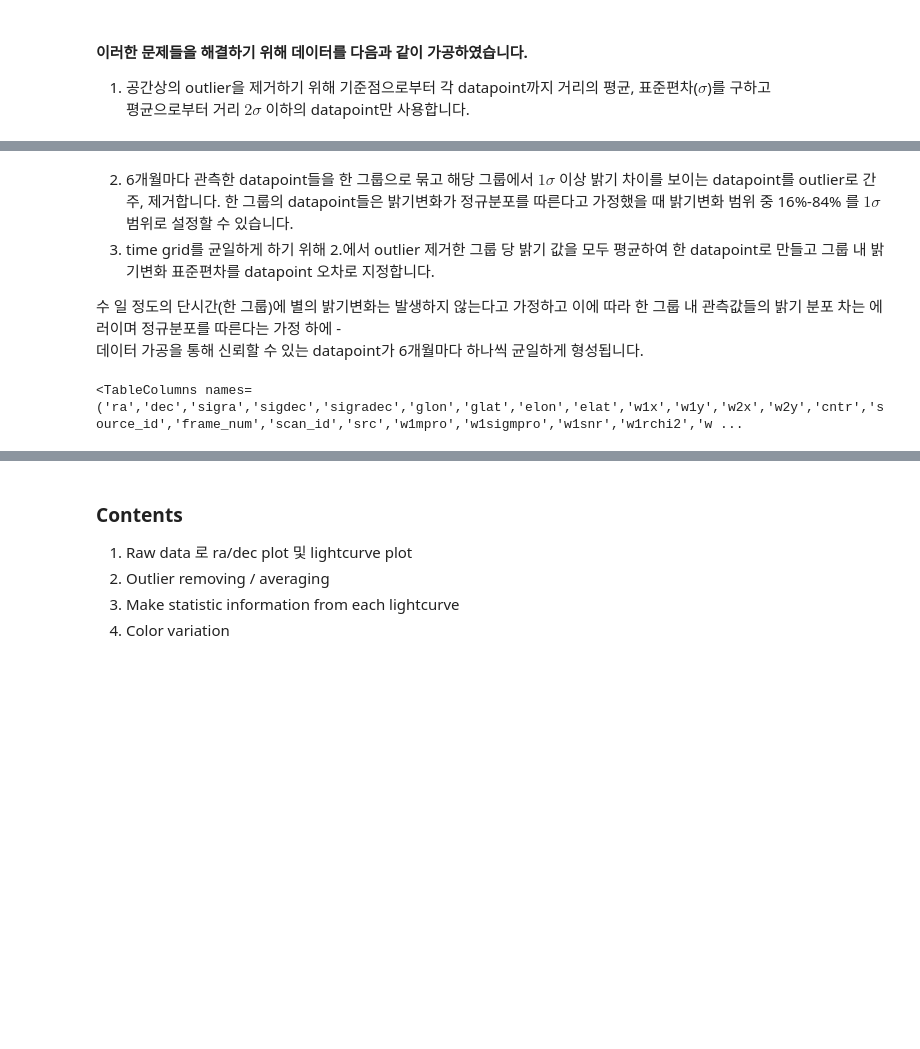
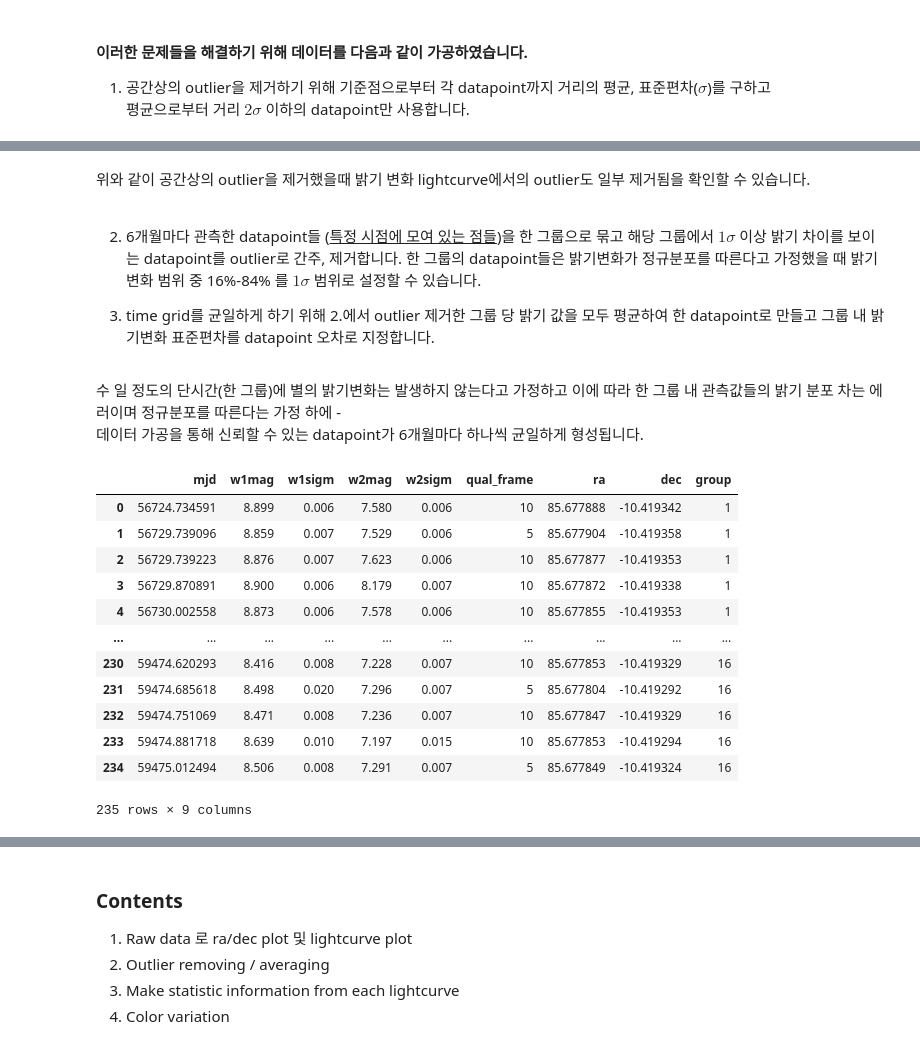
Before and after one commit to hoeen/WISE_YSO_variability_analysis, a Jupyter notebook: WISE YSO variability analysis_tutorial.ipynb, the cells around one changed output, grey strips where cells are left out. Drawn from its saved outputs; the diff is of its cells as text; code cells hidden in the pictures; blank space fills up the shorter version.

```diff
--- a/WISE YSO variability analysis_tutorial.ipynb
+++ b/WISE YSO variability analysis_tutorial.ipynb
@@ -221,13 +235,44 @@ Text(0.5, 1.0, 'Lightcurve - spatial outliers removed ')
+# %% [markdown]
+위와 같이 공간상의 outlier을 제거했을때 밝기 변화 lightcurve에서의 outlier도 일부 제거됨을 확인할 수 있습니다.
 # %% [markdown]
 
-2. 6개월마다 관측한 datapoint들을 한 그룹으로 묶고 해당 그룹에서 $1\sigma$ 이상 밝기 차이를 보이는 datapoint를 outlier로 간주, 제거합니다. 한 그룹의 datapoint들은 밝기변화가 정규분포를 따른다고 가정했을 때 밝기변화 범위 중 16%-84% 를 $1\sigma$ 범위로 설정할 수 있습니다.
-2. time grid를 균일하게 하기 위해 2.에서 outlier 제거한 그룹 당 밝기 값을 모두 평균하여 한 datapoint로 만들고 그룹 내 밝기변화 표준편차를 datapoint 오차로 지정합니다.
+2. 6개월마다 관측한 datapoint들 (<U>특정 시점에 모여 있는 점들</U>)을 한 그룹으로 묶고 해당 그룹에서 $1\sigma$ 이상 밝기 차이를 보이는 datapoint를 outlier로 간주, 제거합니다. 한 그룹의 datapoint들은 밝기변화가 정규분포를 따른다고 가정했을 때 밝기변화 범위 중 16%-84% 를 $1\sigma$ 범위로 설정할 수 있습니다.
 
-수 일 정도의 단시간(한 그룹)에 별의 밝기변화는 발생하지 않는다고 가정하고 이에 따라 한 그룹 내 관측값들의 밝기 분포 차는 에러이며 정규분포를 따른다는 가정 하에 -
-데이터 가공을 통해 신뢰할 수 있는 datapoint가 6개월마다 하나씩 균일하게 형성됩니다.
+3. time grid를 균일하게 하기 위해 2.에서 outlier 제거한 그룹 당 밝기 값을 모두 평균하여 한 datapoint로 만들고 그룹 내 밝기변화 표준편차를 datapoint 오차로 지정합니다.
-# %%
-# MJD mag magerr filter flag distance ra dec
-tab.columns
-mjd, w1mag, w1sigm, w2mag, w2sigm, qual_frame, ra, dec
-# %% [output]
-<TableColumns names=('ra','dec','sigra','sigdec','sigradec','glon','glat','elon','elat','w1x','w1y','w2x','w2y','cntr','source_id','frame_num','scan_id','src','w1mpro','w1sigmpro','w1snr','w1rchi2','w ...
+# %% [markdown]
+수 일 정도의 단시간(한 그룹)에 별의 밝기변화는 발생하지 않는다고 가정하고 이에 따라 한 그룹 내 관측값들의 밝기 분포 차는 에러이며 정규분포를 따른다는 가정 하에 -
+데이터 가공을 통해 신뢰할 수 있는 datapoint가 6개월마다 하나씩 균일하게 형성됩니다.
+# %%
+# datapoint를 +- 100일 범위로 그룹화하기
+tab_group = tab_spout.copy().sort_values('mjd').reset_index(drop=True) # 날짜 순으로 정렬
+tab_group['group'] = 0 # 그룹 데이터 생성
+jd = tab_group['mjd']
+gnum = 1
+group_first_date = tab_group['mjd'][0]
+for i in tab_group.index[:-1]:
+    if jd[i] + 100 < jd[i+1]: # 다음 관측일이 100일보다 이후일 때 - 앞 데이터들에 그룹 숫자 부여
+        tab_group.loc[(jd >= group_first_date) & (jd < jd[i+1]), 'group'] = gnum
+        group_first_date = jd[i+1]
+        gnum += 1
+    # 마지막 그룹에 숫자 부여
+    tab_group.loc[jd >= group_first_date, 'group'] = gnum
+
+tab_group
+
+
+
+# lightcurve, outlier removed, averaged plot - total 3 plots
+# %% [output]
+|  | mjd | w1mag | w1sigm | w2mag | w2sigm | qual_frame | ra | dec | group |
+| 0 | 56724.734591 | 8.899 | 0.006 | 7.580 | 0.006 | 10 | 85.677888 | -10.419342 | 1 |
+| 1 | 56729.739096 | 8.859 | 0.007 | 7.529 | 0.006 | 5 | 85.677904 | -10.419358 | 1 |
+| 2 | 56729.739223 | 8.876 | 0.007 | 7.623 | 0.006 | 10 | 85.677877 | -10.419353 | 1 |
+| 3 | 56729.870891 | 8.900 | 0.006 | 8.179 | 0.007 | 10 | 85.677872 | -10.419338 | 1 |
+| 4 | 56730.002558 | 8.873 | 0.006 | 7.578 | 0.006 | 10 | 85.677855 | -10.419353 | 1 |
+| ... | ... | ... | ... | ... | ... | ... | ... | ... | ... |
+| 230 | 59474.620293 | 8.416 | 0.008 | 7.228 | 0.007 | 10 | 85.677853 | -10.419329 | 16 |
+| 231 | 59474.685618 | 8.498 | 0.020 | 7.296 | 0.007 | 5 | 85.677804 | -10.419292 | 16 |
+| 232 | 59474.751069 | 8.471 | 0.008 | 7.236 | 0.007 | 10 | 85.677847 | -10.419329 | 16 |
+| 233 | 59474.881718 | 8.639 | 0.010 | 7.197 | 0.015 | 10 | 85.677853 | -10.419294 | 16 |
+| 234 | 59475.012494 | 8.506 | 0.008 | 7.291 | 0.007 | 5 | 85.677849 | -10.419324 | 16 |
+235 rows × 9 columns
```
Also changed, not shown: parts of 5 cells of this notebook.
